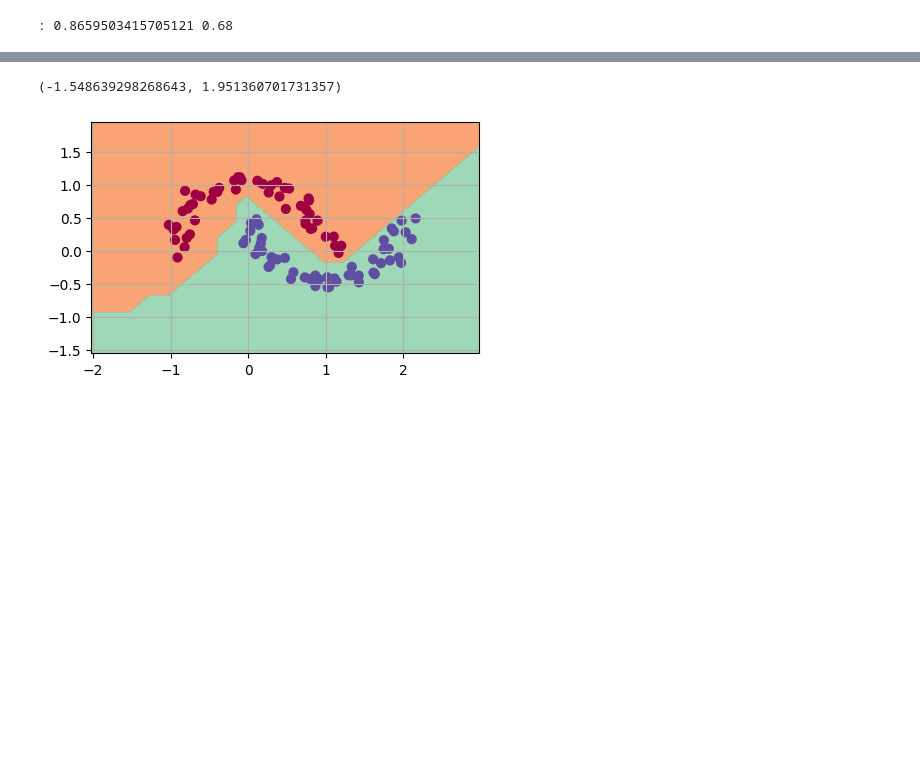
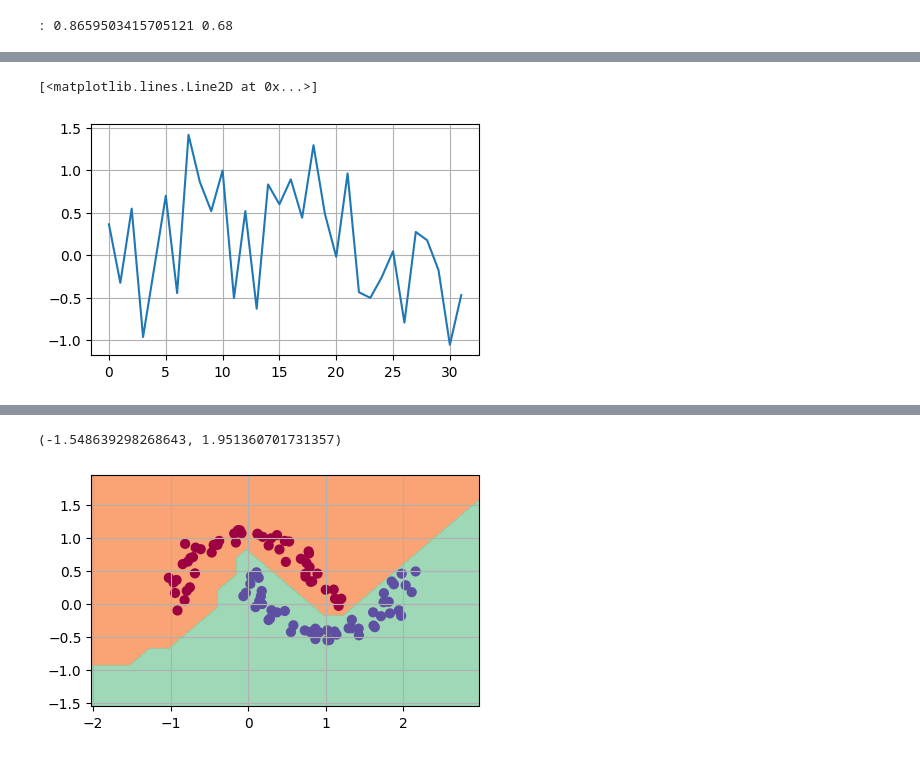
Before and after one commit to romenlaw/NaiveNeuralNetwork, a Jupyter notebook: Classifier_demo.ipynb, the cells around one changed output, grey strips where cells are left out. Drawn from its saved outputs; the diff is of its cells as text; code cells hidden in the pictures; blank space fills up the shorter version.

```diff
--- a/Classifier_demo.ipynb
+++ b/Classifier_demo.ipynb
@@ -196,0 +211,5 @@ step 99 loss 0.014379849048408909, accuracy 100.0%
+# %%
+plt.plot([w.data for n in model.layers[0].neurons for w in n.w])
+# %% [output]
+[<matplotlib.lines.Line2D at 0x...>]
+[figure, added]
```
Also changed, not shown: parts of 12 cells of this notebook.
